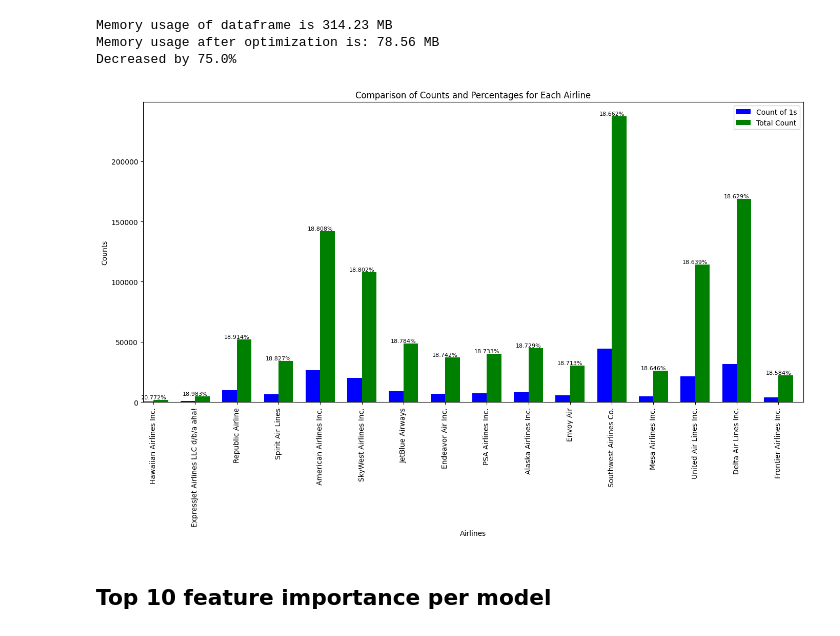
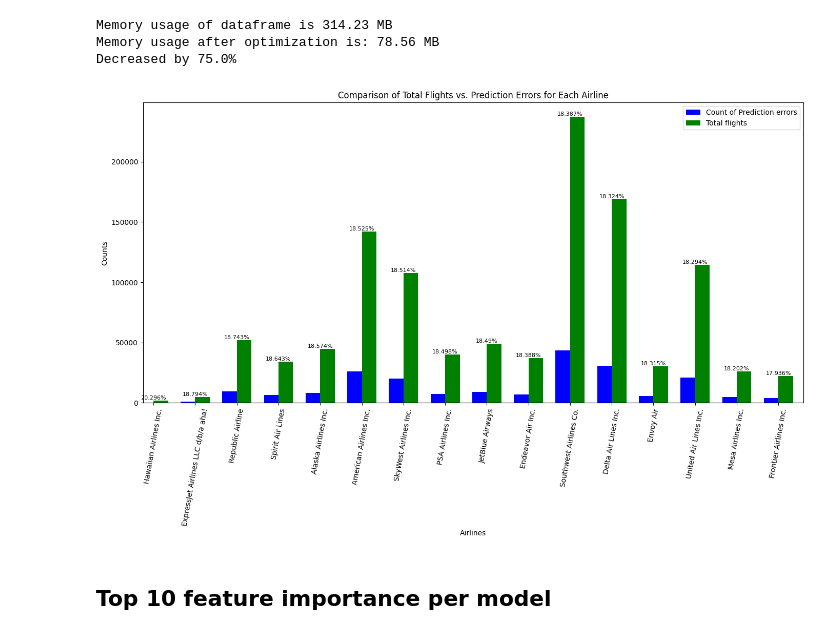
Before and after one commit to rvloenhout/DSS_Master_Thesis, a Jupyter notebook: _3. Evaluation/4. Disparate_group_analysis.ipynb, the cells around one changed output. Drawn from its saved outputs; the diff is of its cells as text; code cells hidden in the pictures.

```diff
--- a/_3. Evaluation/4. Disparate_group_analysis.ipynb
+++ b/_3. Evaluation/4. Disparate_group_analysis.ipynb
@@ -25,7 +25,7 @@ Decreased by 75.0%
 airlines = pd.read_csv("../_1. Data Preprocessing/UNIQUE_CARRIERS.csv")
 # %%
 #Load best model
-xgb_class_tuned_ros = joblib.load(path_model + "XGBoost_tuned_ROS.joblib")
+xgb_class_tuned_ros = joblib.load(path_model + "XGBoost_tuned_ROSRUS.joblib")
 y_pred_xgb_tuned_ros = xgb_class_tuned_ros.predict(X_test)
 
 y_diff = pd.DataFrame({'y_test': y_test, 'y_pred': y_pred_xgb_tuned_ros})
@@ -66,38 +66,38 @@ merged_df = merged_df.merge(airlines, left_on="OP_UNIQUE_CARRIER", right_on="Cod
 # %%
 df_filtered = merged_df[merged_df["Difference"] == 1]
 
 counts = df_filtered.groupby("Description")["Difference"].count()
 counts = counts.sort_values(ascending=False)
 
 total_counts = merged_df.groupby("Description").size()
 
 combined_counts = pd.concat([counts, total_counts], axis=1)
-combined_counts.columns = ["Count of 1s", "Total Count"]
+combined_counts.columns = ["Count of Prediction errors", "Total flights"]
 
 def calculate_error_percentage(row):
-    return round(((row['Count of 1s'] / row['Total Count']) * 100), 3)
+    return round(((row['Count of Prediction errors'] / row['Total flights']) * 100), 3)
 
 combined_counts['error_percentage'] = combined_counts.apply(calculate_error_percentage, axis=1)
 
 combined_counts = combined_counts.sort_values(by='error_percentage', ascending=False)
 
 plt.figure(figsize=(14, 9))
 
-combined_counts['Count of 1s'].plot(kind="bar", width=0.35, position=1, color='b', align='center', label='Count of 1s')
-combined_counts['Total Count'].plot(kind="bar", width=0.35, position=0, color='g', align='center', label='Total Count')
+combined_counts['Count of Prediction errors'].plot(kind="bar", width=0.35, position=1, color='b', align='center', label='Count of Prediction errors')
+combined_counts['Total flights'].plot(kind="bar", width=0.35, position=0, color='g', align='center', label='Total flights')
 
 for i, value in enumerate(combined_counts['error_percentage']):
-    plt.text(i, max(combined_counts['Count of 1s'][i], combined_counts['Total Count'][i]) + 10, f"{value}%", ha='center', va='bottom', fontsize=8)
+    plt.text(i, max(combined_counts['Count of Prediction errors'][i], combined_counts['Total flights'][i]) + 10, f"{value}%", ha='center', va='bottom', fontsize=8)
 
-plt.title("Comparison of Counts and Percentages for Each Airline")
+plt.title("Comparison of Total Flights vs. Prediction Errors for Each Airline")
 plt.xlabel("Airlines")
 plt.ylabel("Counts")
-plt.xticks(range(len(combined_counts.index)), combined_counts.index, rotation=90)
+plt.xticks(range(len(combined_counts.index)), combined_counts.index, rotation=80)
 plt.legend()
 plt.tight_layout()
 plt.show()
 # %% [output]
-[figure, old version]
+[figure, new version]
 # %% [markdown]
 ## Top 10 feature importance per model
 # %% [markdown]
```
Also changed, not shown: parts of 4 cells of this notebook, 6 other files.
